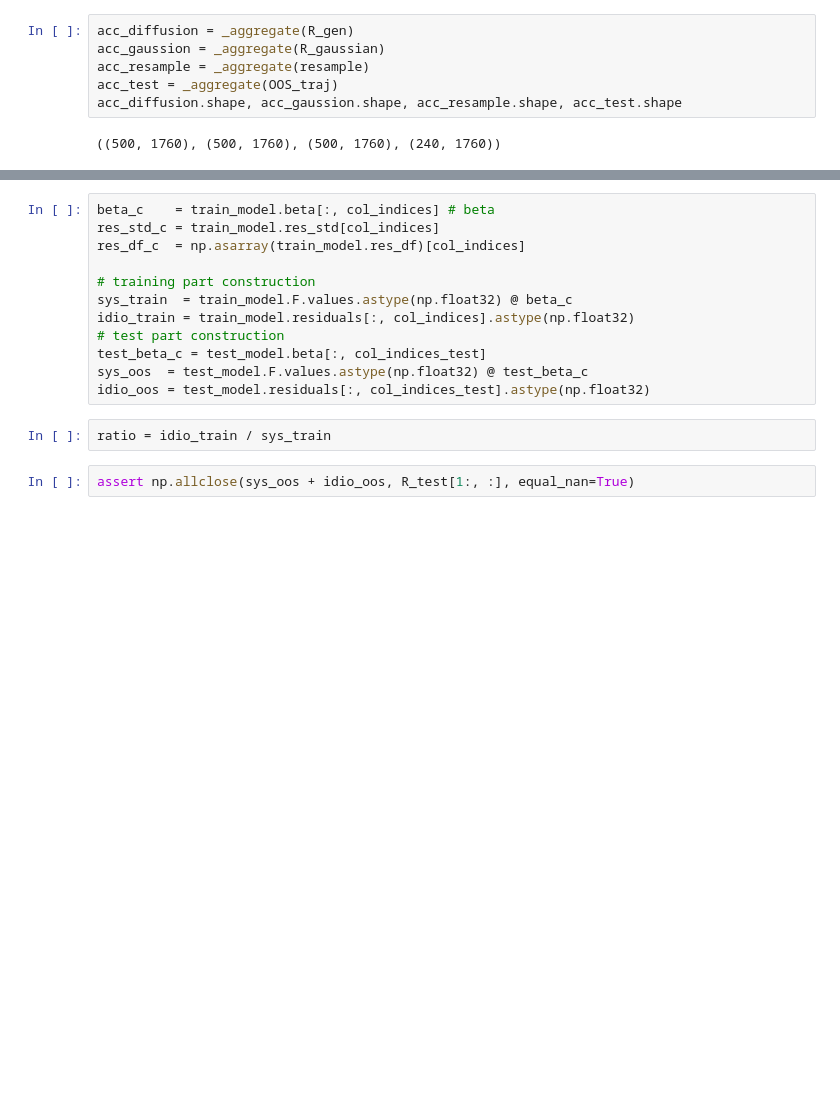
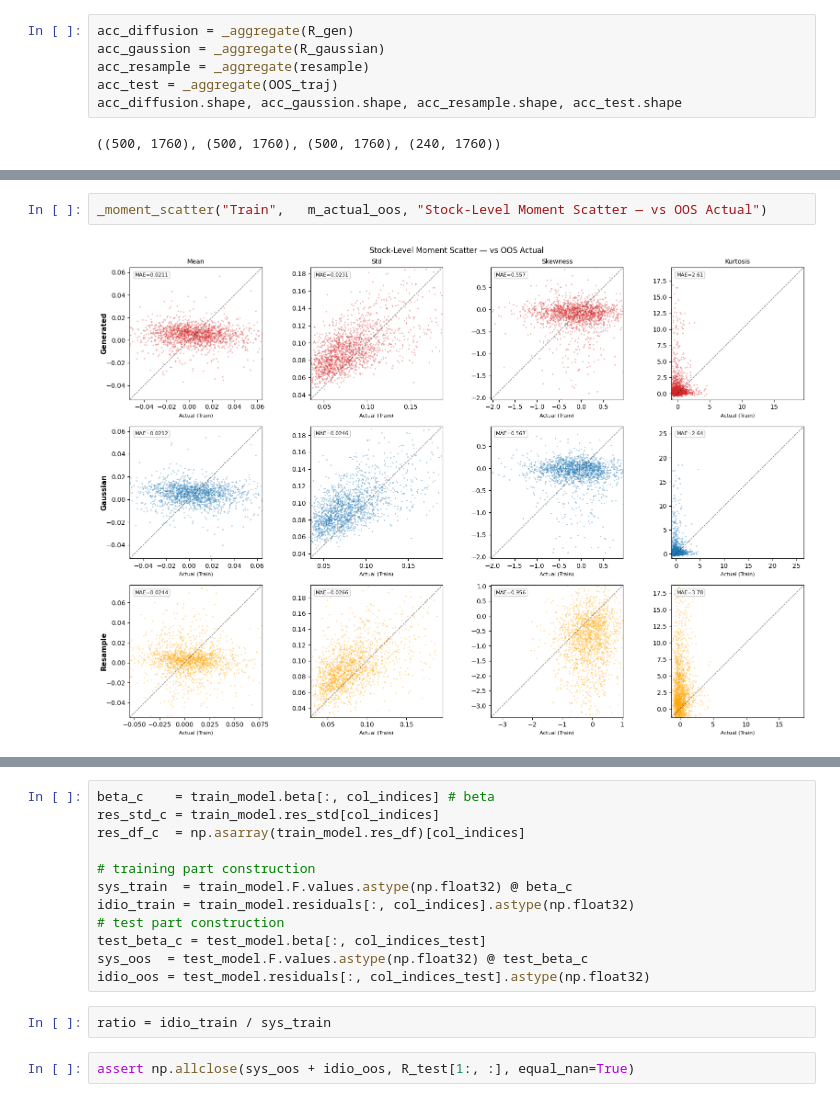
Before and after one commit to yryMax/TailEnhancedFinDiff, a Jupyter notebook: stock_evaluation.ipynb, the cells around one changed output, grey strips where cells are left out. Saved outputs shown, nothing was run; the diff lists cells and outputs as text; blank space fills up the shorter version.

```diff
--- a/stock_evaluation.ipynb
+++ b/stock_evaluation.ipynb
@@ -179,3 +181,7 @@ _moment_scatter("OOS",   m_actual_oos, "Stock-Level Moment Scatter — vs OOS Ac
+# %%
+_moment_scatter("Train",   m_actual_oos, "Stock-Level Moment Scatter — vs OOS Actual")
+# %% [output]
+[figure, added]
 # %%
 col_w = 14
 header = f"{'':22}" + "".join(f"{m:<{col_w}}" for m in MOMENTS)
```
Also changed, not shown: parts of 7 cells of this notebook.
